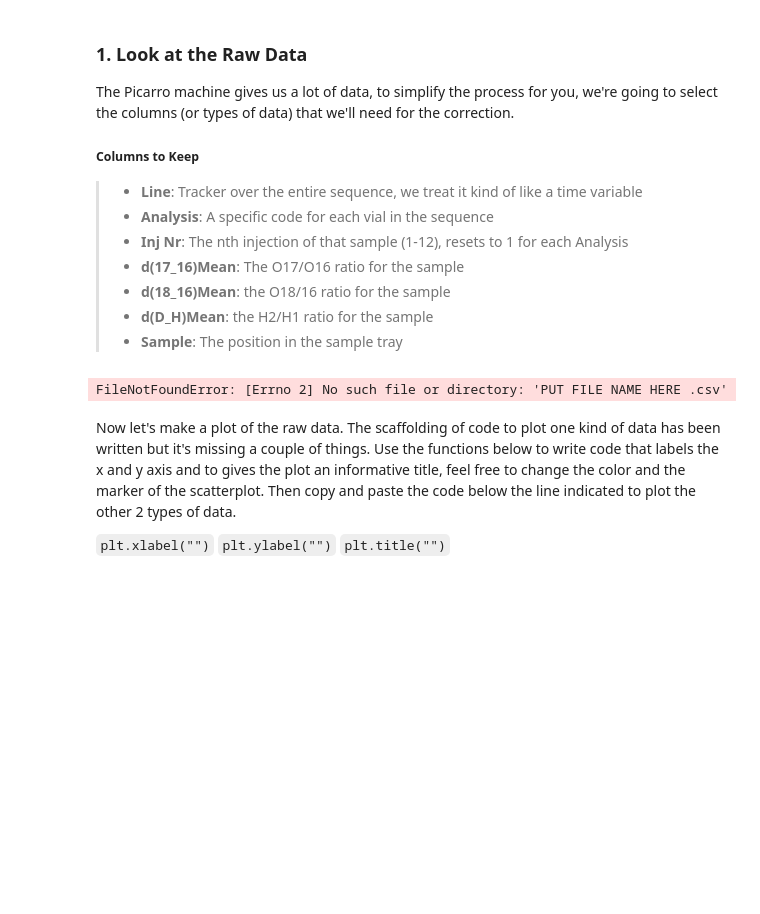
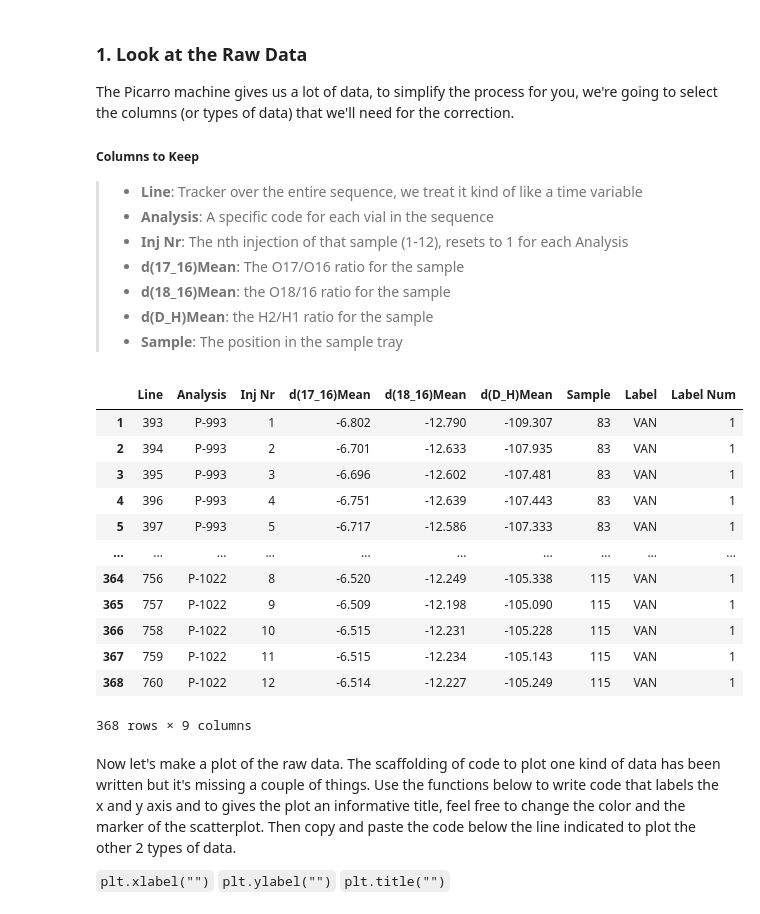
Before and after one commit to jrobs12/vjkp_2025, a Jupyter notebook: analyse_samples.ipynb, the cells around one changed output. Drawn from its saved outputs; the diff is of its cells as text; code cells hidden in the pictures; blank space fills up the shorter version.

```diff
--- a/analyse_samples.ipynb
+++ b/analyse_samples.ipynb
@@ -29,21 +32,41 @@ The Picarro machine gives us a lot of data, to simplify the process for you, we'
 > - **Sample**: The position in the sample tray
 # %%
 #start by reading in our raw data file
-d = pd.read_csv("PUT FILE NAME HERE .csv")
+d = pd.read_csv("HKDS2231_IsoWater_20250727_001929.csv",skipinitialspace=True)
 
 columns_to_keep = ["Line", "Analysis", "Inj Nr", "d(17_16)Mean", "d(18_16)Mean", "d(D_H)Mean", "Sample"]
 
 d = d[columns_to_keep] #select only the columns that we said above
+d = d.loc[1:]
 
 #we can add labels to each sample to know which sample is which
 
 #start by making a dictionary that maps the sample id to the position in the tray
-label_positions = {83: "VAN", 84 :"CHIL", 85: "OSOY", 86: "CAST", 93: "CRES",
-                    95: "CRAN", 96: "CROW", 103: "LETH", 104: "MED", 106: "CAL"}
-d.loc[:,"Label"] = d["sample"] #make a copy of the sample column to replace with the labels above
-d["Label"].replace(label_positions, inplace = True)
+label_positions = {83: "VAN", 94: "VAN", 105: "VAN", 115: "VAN", 84 :"CHIL", 85: "OSOY", 86: "CAST", 93: "CRES",
+                    95: "CRAN", 96: "CROW", 103: "LETH", 104: "MED", 106: "CAL", 113: "SKE", 114: "VIC"}
+d.loc[:,"Label"] = d["Sample"] #make a copy of the sample column to replace with the labels above
+d.replace({"Label": label_positions}, inplace = True)
+
+samples_num = {"VAN": 1, "CHIL": 2, "OSOY": 3, "CAST": 4, "CRES": 5, "CRAN": 6, "CROW": 7, "LETH": 8, "MED": 9, "CAL": 10, "VIC": 11, "SKE": 12}
+#here we're mapping the label of a sample to a number, this allows
+#for us to keep track of which sample is which once we start working with the means (which can't be averaged since they are strings)
+
+d["Label Num"] = d["Label"].replace(samples_num)
+d
 # %% [output]
+|  | Line | Analysis | Inj Nr | d(17_16)Mean | d(18_16)Mean | d(D_H)Mean | Sample | Label | Label Num |
+| 1 | 393 | P-993 | 1 | -6.802 | -12.790 | -109.307 | 83 | VAN | 1 |
+| 2 | 394 | P-993 | 2 | -6.701 | -12.633 | -107.935 | 83 | VAN | 1 |
+| 3 | 395 | P-993 | 3 | -6.696 | -12.602 | -107.481 | 83 | VAN | 1 |
+| 4 | 396 | P-993 | 4 | -6.751 | -12.639 | -107.443 | 83 | VAN | 1 |
+| 5 | 397 | P-993 | 5 | -6.717 | -12.586 | -107.333 | 83 | VAN | 1 |
+| ... | ... | ... | ... | ... | ... | ... | ... | ... | ... |
+| 364 | 756 | P-1022 | 8 | -6.520 | -12.249 | -105.338 | 115 | VAN | 1 |
+| 365 | 757 | P-1022 | 9 | -6.509 | -12.198 | -105.090 | 115 | VAN | 1 |
+| 366 | 758 | P-1022 | 10 | -6.515 | -12.231 | -105.228 | 115 | VAN | 1 |
+| 367 | 759 | P-1022 | 11 | -6.515 | -12.234 | -105.143 | 115 | VAN | 1 |
+| 368 | 760 | P-1022 | 12 | -6.514 | -12.227 | -105.249 | 115 | VAN | 1 |
-FileNotFoundError: [Errno 2] No such file or directory: 'PUT FILE NAME HERE .csv'
+368 rows × 9 columns
 # %% [markdown]
 Now let's make a plot of the raw data. The scaffolding of code to plot one kind of data has been written but it's missing a couple of things. Use the functions below to write code that labels the x and y axis and to gives the plot an informative title, feel free to change the color and the marker of the scatterplot. Then copy and paste the code below the line indicated to plot the other 2 types of data.
 
```
Also changed, not shown: parts of 11 cells of this notebook.
